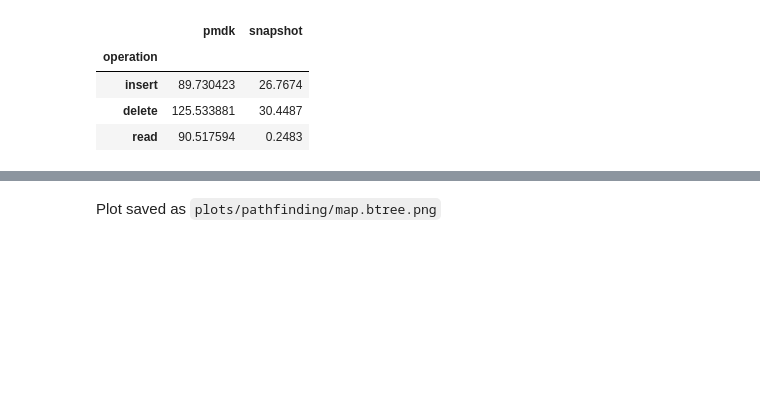
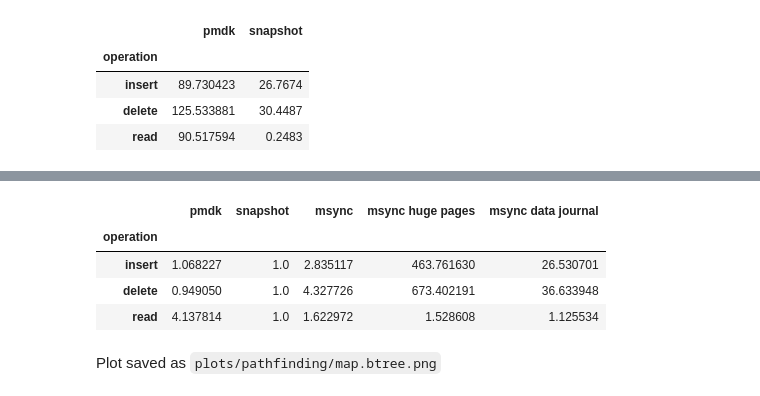
Before and after one commit to NVSL/snapshot-public, a Jupyter notebook: src/scripts/simplekv.ipynb, the cells around one changed output, grey strips where cells are left out. Saved outputs shown, nothing was run; the diff lists cells and outputs as text; code cells hidden in the pictures; blank space fills up the shorter version.

Commit message:
Update data, notebooks, and plots

```diff
--- a/src/scripts/simplekv.ipynb
+++ b/src/scripts/simplekv.ipynb
@@ -76,3 +76,15 @@ df_norm
+# %%
+snapshot_col = df['snapshot']
+df_norm_snapshot = df.copy(deep=True)
+for col in df:
+    df_norm_snapshot[col] = df[col]/snapshot_col
+df_norm_snapshot
+# %% [output]
+|  | pmdk | snapshot | msync | msync huge pages | msync data journal |
+| operation |  |  |  |  |  |
+| insert | 1.068227 | 1.0 | 2.835117 | 463.761630 | 26.530701 |
+| delete | 0.949050 | 1.0 | 4.327726 | 673.402191 | 36.633948 |
+| read | 4.137814 | 1.0 | 1.622972 | 1.528608 | 1.125534 |
 # %%
 Fig.config(16, (8, 2))
 # %%
```
Also changed, not shown: parts of 7 cells of this notebook, 44 other files.
